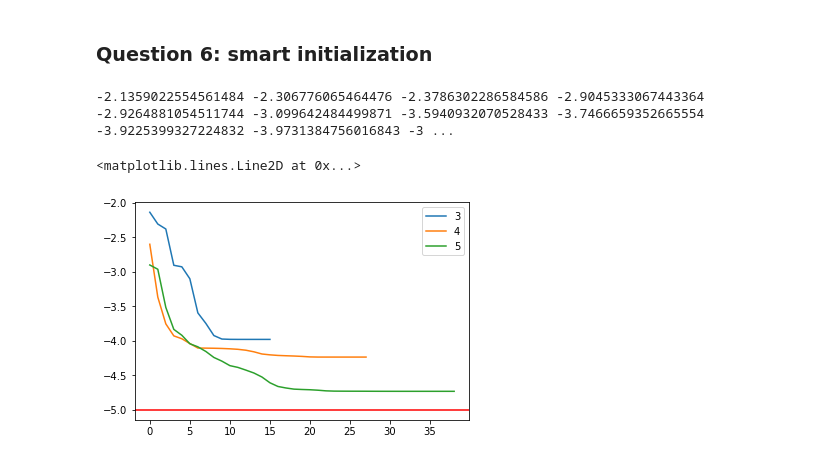
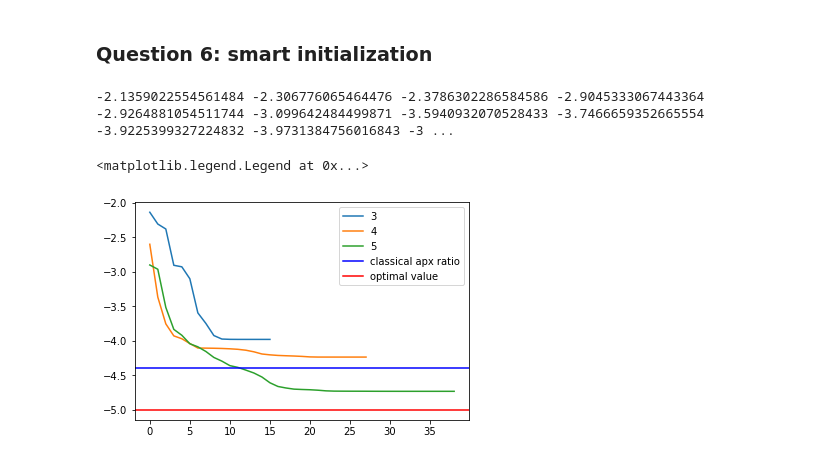
Before and after one commit to bmarchand/quantum_tp, a Jupyter notebook: TP2/qaoa_tp_notebook_correction.ipynb, the cells around one changed output. Cells and saved outputs as stored; diff of their text form; code cells hidden in the pictures.

```diff
--- a/TP2/qaoa_tp_notebook_correction.ipynb
+++ b/TP2/qaoa_tp_notebook_correction.ipynb
@@ -140,7 +140,7 @@ réponse à la question:
 import matplotlib.pylab as plt
 
 
-for nlayers in range(8,11,1):
+for nlayers in range(4,6,1):
     num_params = 2*nlayers
 
     back_trace = []
@@ -153,6 +153,9 @@ for nlayers in range(8,11,1):
                        np.random.random(num_params),
                        callback=print_avg,)
     plt.plot(back_trace,label=str(nlayers))
+# there exists a classical polynomial algorithm returning solutions within a factor of 0.878 of the optimal
+# we must at least beat that. https://fr.wikipedia.org/wiki/Coupe_maximum
+plt.axhline(0.878*best_value, color='b', label="classical apx ratio")
+plt.axhline(best_value,color='r',label='optimal value')
 plt.legend()
-plt.axhline(best_value,color='r')
 # %% [output]
@@ -164,29 +167,30 @@ plt.axhline(best_value,color='r')
 # %%
 T = 1.
 
 for nlayers in range(3,6,1):
     num_params = 2*nlayers
 
     back_trace = []
     def print_avg(xk):
         eva = evaluate_parameters(nqubits, edges, xk,nlayers)
         back_trace.append(eva)
         print(eva, end=' ')
 
     # TODO implement parameter init
     parameters_init = []
     for l in range(nlayers):
         parameters_init.append(T*(1-l/float(nlayers)))
         parameters_init.append(T*l/float(nlayers))
 
 
     opt_res = minimize(lambda x : evaluate_parameters(nqubits, edges, x, nlayers),
                        parameters_init,
                        callback=print_avg,)
     plt.plot(back_trace,label=str(nlayers))
+plt.axhline(0.878*best_value, color='b', label="classical apx ratio")
+plt.axhline(best_value,color='r',label='optimal value')
 plt.legend()
-plt.axhline(best_value,color='r')
 # %% [output]
 -2.1359022554561484 -2.306776065464476 -2.3786302286584586 -2.9045333067443364 -2.9264881054511744 -3.099642484499871 -3.5940932070528433 -3.7466659352665554 -3.9225399327224832 -3.9731384756016843 -3 ...
-<matplotlib.lines.Line2D at 0x...>
+<matplotlib.legend.Legend at 0x...>
-[figure, old version]
+[figure, new version]
```
Also changed, not shown: parts of 3 cells of this notebook, 2 other files.
